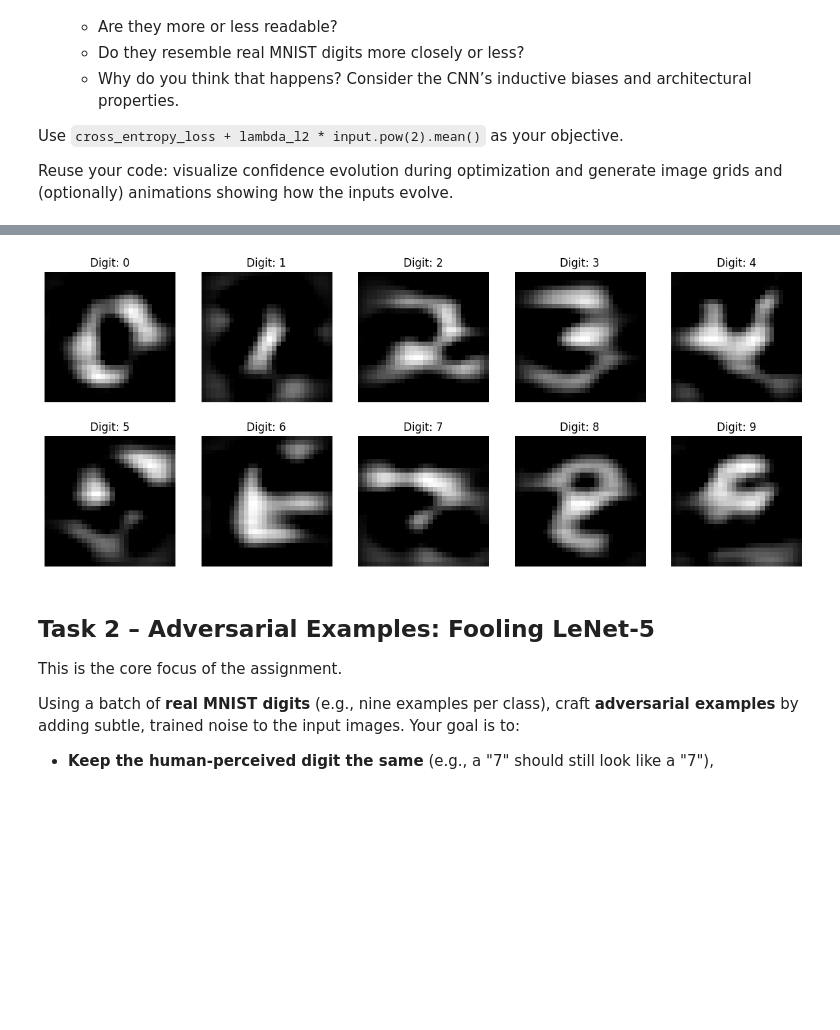
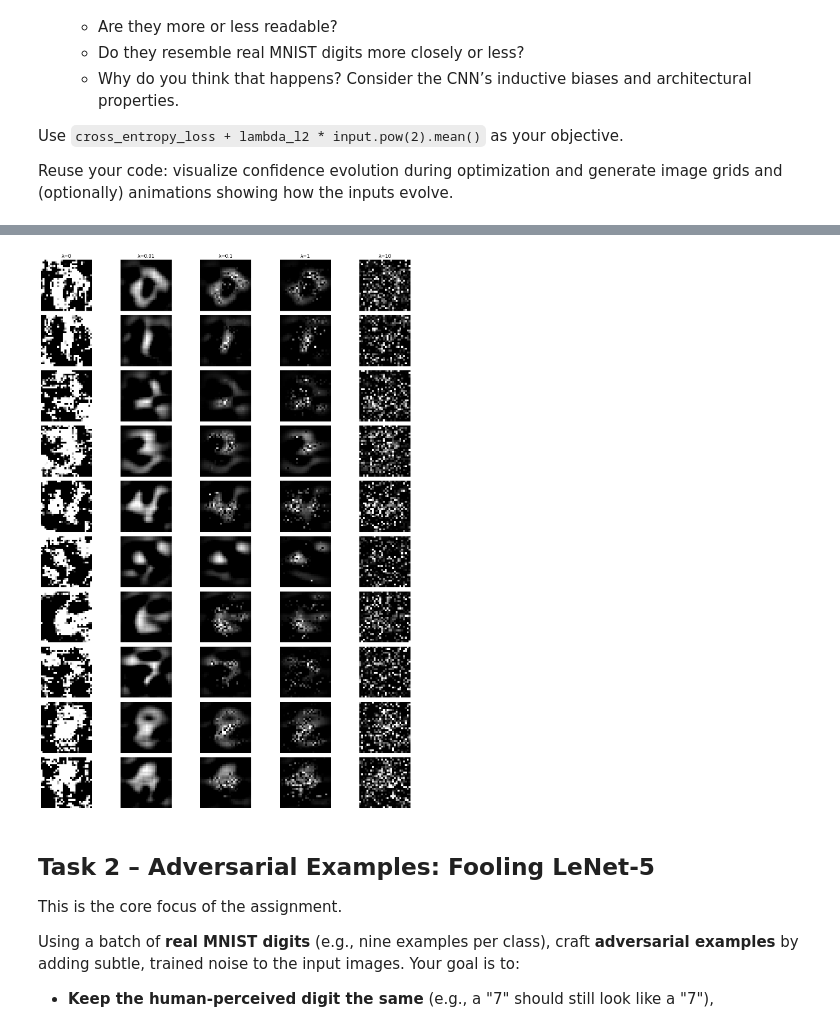
Before and after one commit to TrzeciakPiotr2300/Uczenie_Maszynowe_2025, a Jupyter notebook: HW10-convolutional-neural-network-CNN.ipynb, the cells around one changed output, grey strips where cells are left out. Saved outputs shown, nothing was run; the diff lists cells and outputs as text; code cells hidden in the pictures; blank space fills up the shorter version.

```diff
--- a/HW10-convolutional-neural-network-CNN.ipynb
+++ b/HW10-convolutional-neural-network-CNN.ipynb
@@ -90,7 +90,7 @@ optimizer = torch.optim.Adam(net.parameters(), 0.001)   #initial and fixed learn
 
 losses = []
 net.train()    #it notifies the network layers (especially batchnorm or dropout layers, which we don't use in this example) that we are doing traning
-for epoch in range(16):  #  an epoch is a training run through the whole data set
+for epoch in range(18):  #  an epoch is a training run through the whole data set
 
     for batch, data in enumerate(trainloader):
         batch_inputs, batch_labels = data
@@ -198,33 +198,46 @@ Reuse your code: visualize confidence evolution during optimization and generate
 # %%
 device = torch.device("cuda" if torch.cuda.is_available() else "cpu")
 print(f"Working on {device}")
-
-images = torch.randn((10, 1 , 28, 28), device=device, requires_grad=True)
-targets = torch.arange(10, device=device)
-optimizer = torch.optim.Adam([images], lr=0.001)
-
-lambda_l2 = 0.05
-# Now we perform input image optimisation with additional L2 penalty
 net.eval()
 
-for epoch in range(30000):
-    optimizer.zero_grad()
-    outputs = net(images)
-    loss = torch.nn.functional.cross_entropy(outputs, targets) + lambda_l2 * images.pow(2).mean()
-    loss.backward()
-    optimizer.step()
-    if epoch % 1000 == 0:
-        print(f"Epoch {epoch}, Loss: {loss.item()}")
+# Hyper-Params
+lambda_l2_list = [0, 0.01, 0.1, 1, 10]
+epochs_list = [30000, 28000, 10000, 5000, 1000]
 
-# And finally displaying the images.
-final_images = images.detach().clamp(0,1).cpu()
-fig, axs = plt.subplots(2, 5, figsize=(15, 6))
-for i in range(10):
-    row = i // 5
-    col = i % 5
-    axs[row, col].imshow(final_images[i][0], cmap='gray')
-    axs[row, col].set_title(f"Digit: {i}")
-    axs[row, col].axis('off')
+final_images_per_lambda = []
+
+for lambda_l2, num_epochs in zip(lambda_l2_list, epochs_list):
+    print(f"Optimizing for lambda_l2 = {lambda_l2} for {num_epochs} epochs")
+
+    # Initialize noise (images)
+    images = torch.randn((10, 1, 28, 28), device=device, requires_grad=True)
+    targets = torch.arange(10, device=device)
+
+    optimizer = torch.optim.Adam([images], lr=0.001)
+
+    # Epochs
+    for epoch in range(num_epochs):
+        optimizer.zero_grad()
+        outputs = net(images)
+        loss = torch.nn.functional.cross_entropy(outputs, targets) + lambda_l2 * images.pow(2).mean()
+        loss.backward()
+        optimizer.step()
+        if epoch % max(1, num_epochs // 10) == 0:
+            print(f"  Epoch {epoch}, Loss: {loss.item():.4f}")
+
+    # Saving reconstructed images
+    final_images = images.detach().clamp(0, 1).cpu()
+    final_images_per_lambda.append(final_images)
+
+# Plotting
+fig, axs = plt.subplots(10, 5, figsize=(15, 20))  # 10 cyfr, 5 lambd
+for col, (lambda_l2, images) in enumerate(zip(lambda_l2_list, final_images_per_lambda)):
+    for row in range(10):  # digit from 0 to 9
+        axs[row, col].imshow(images[row][0], cmap='gray')
+        if row == 0:
+            axs[row, col].set_title(f"λ={lambda_l2}")
+        axs[row, col].axis('off')
+plt.tight_layout()
 plt.show()
 # %% [output]
 Working on cuda
@@ -247,4 +260,4 @@ Epoch 29000, Loss: 0.012818592600524426
-[figure, old version]
+[figure, new version]
 # %% [markdown]
 ## Task 2 – Adversarial Examples: Fooling LeNet-5
 
```
Also changed, not shown: parts of 5 cells of this notebook.
